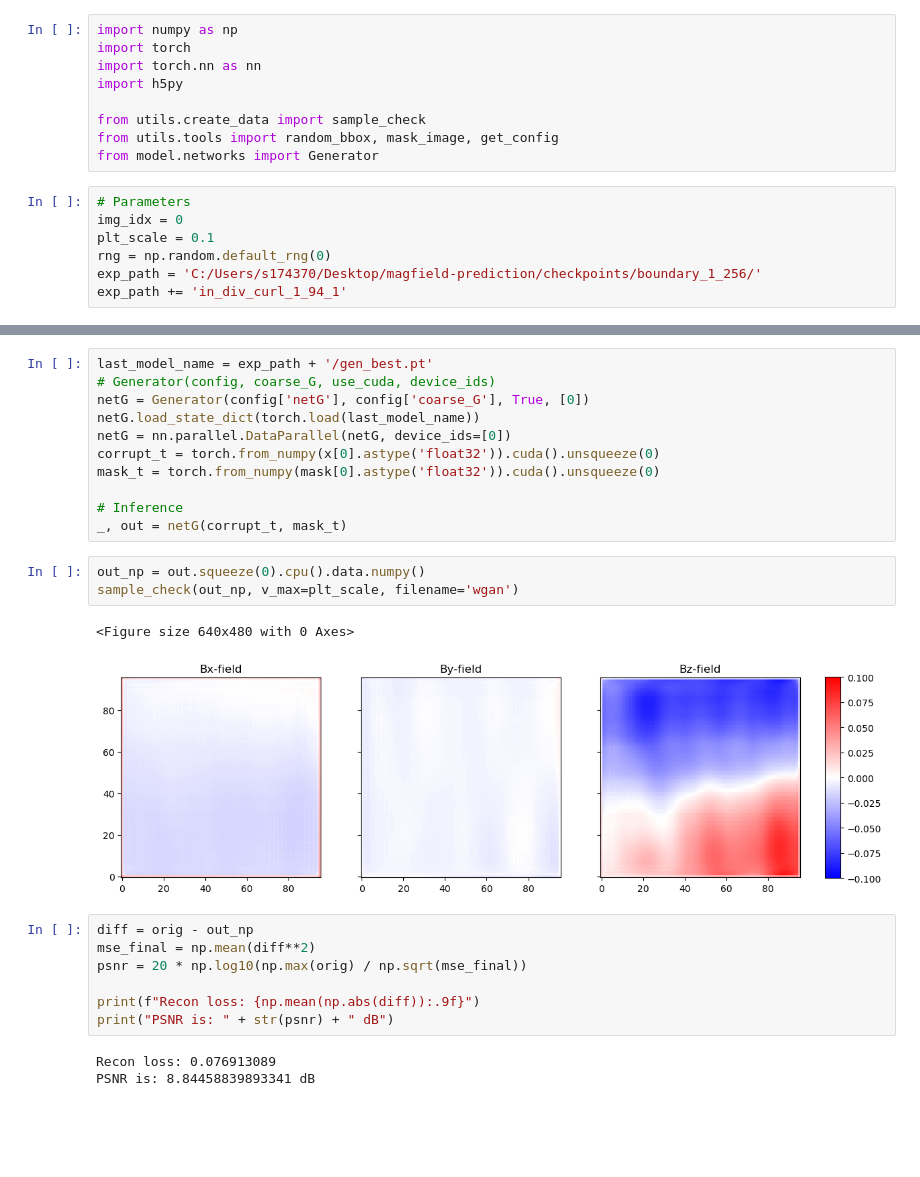
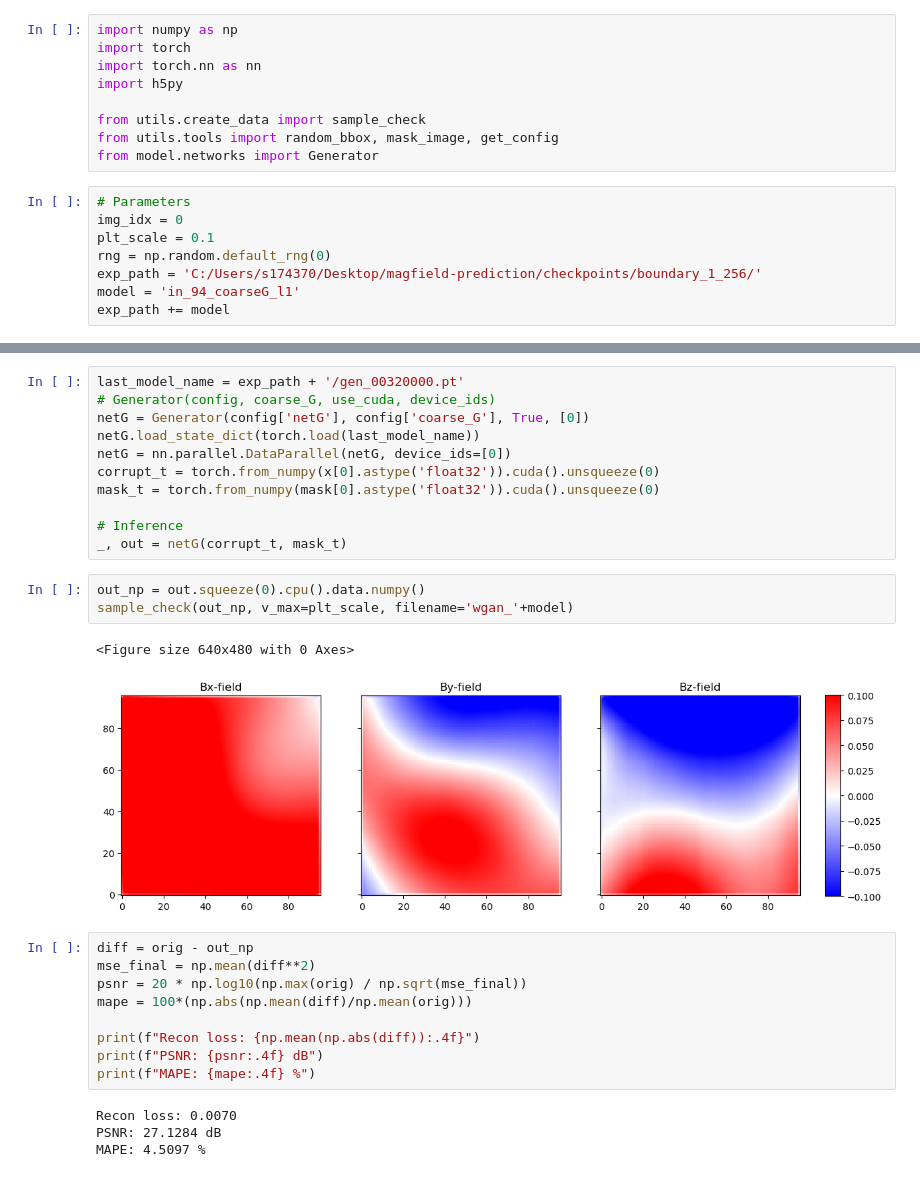
Before and after one commit to spollok/magfield-prediction, a Jupyter notebook: n_wgan_inpainting.ipynb, the cells around one changed output, grey strips where cells are left out. Saved outputs shown, nothing was run; the diff lists cells and outputs as text; blank space fills up the shorter version.

Commit message:
MAPE fixed

```diff
--- a/n_wgan_inpainting.ipynb
+++ b/n_wgan_inpainting.ipynb
@@ -15,7 +15,8 @@ img_idx = 0
 plt_scale = 0.1
 rng = np.random.default_rng(0)
 exp_path = 'C:/Users/s174370/Desktop/magfield-prediction/checkpoints/boundary_1_256/'
-exp_path += 'in_div_curl_1_94_1'
+model = 'in_94_coarseG_l1'
+exp_path += model
 # %%
 file = h5py.File('data/bnd_256/magfield_256_large.h5')
 print(file['field'][img_idx,:,:,:,1].shape)
@@ -36,7 +37,7 @@ sample_check(x[0], v_max=plt_scale)
 <Figure size 640x480 with 0 Axes>
 [figure]
 # %%
-last_model_name = exp_path + '/gen_best.pt'
+last_model_name = exp_path + '/gen_00320000.pt'
 # Generator(config, coarse_G, use_cuda, device_ids)
 netG = Generator(config['netG'], config['coarse_G'], True, [0])
 netG.load_state_dict(torch.load(last_model_name))
@@ -48,20 +49,23 @@ mask_t = torch.from_numpy(mask[0].astype('float32')).cuda().unsqueeze(0)
 _, out = netG(corrupt_t, mask_t)
 # %%
 out_np = out.squeeze(0).cpu().data.numpy()
-sample_check(out_np, v_max=plt_scale, filename='wgan')
+sample_check(out_np, v_max=plt_scale, filename='wgan_'+model)
 # %% [output]
 <Figure size 640x480 with 0 Axes>
-[figure, old version]
+[figure, new version]
 # %%
 diff = orig - out_np
 mse_final = np.mean(diff**2)
 psnr = 20 * np.log10(np.max(orig) / np.sqrt(mse_final))
+mape = 100*(np.abs(np.mean(diff)/np.mean(orig)))
 
-print(f"Recon loss: {np.mean(np.abs(diff)):.9f}")
-print("PSNR is: " + str(psnr) + " dB")
+print(f"Recon loss: {np.mean(np.abs(diff)):.4f}")
+print(f"PSNR: {psnr:.4f} dB")
+print(f"MAPE: {mape:.4f} %")
 # %% [output]
-Recon loss: 0.076913089
-PSNR is: 8.84458839893341 dB
+Recon loss: 0.0070
+PSNR: 27.1284 dB
+MAPE: 4.5097 %
 # %%
 out_stack = torch.from_numpy(out_np)[None, :]
 
```
Also changed, not shown: parts of 3 cells of this notebook.
